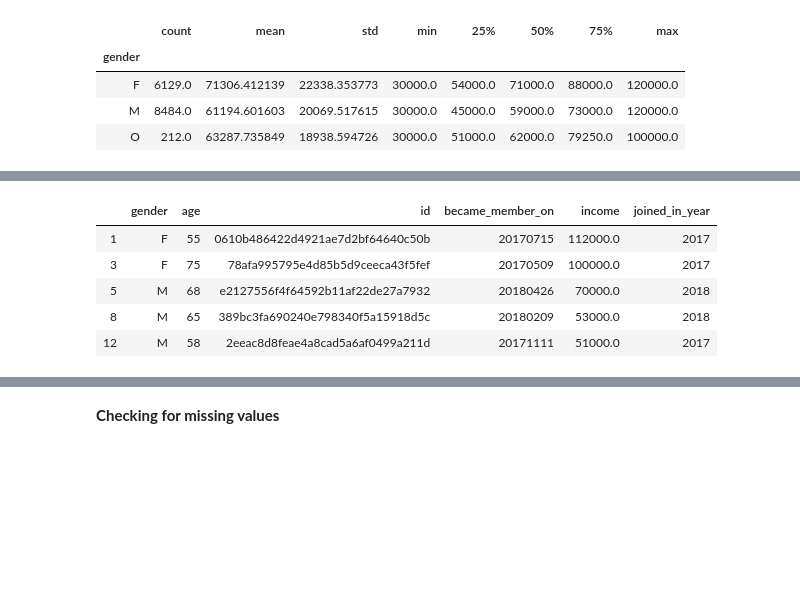
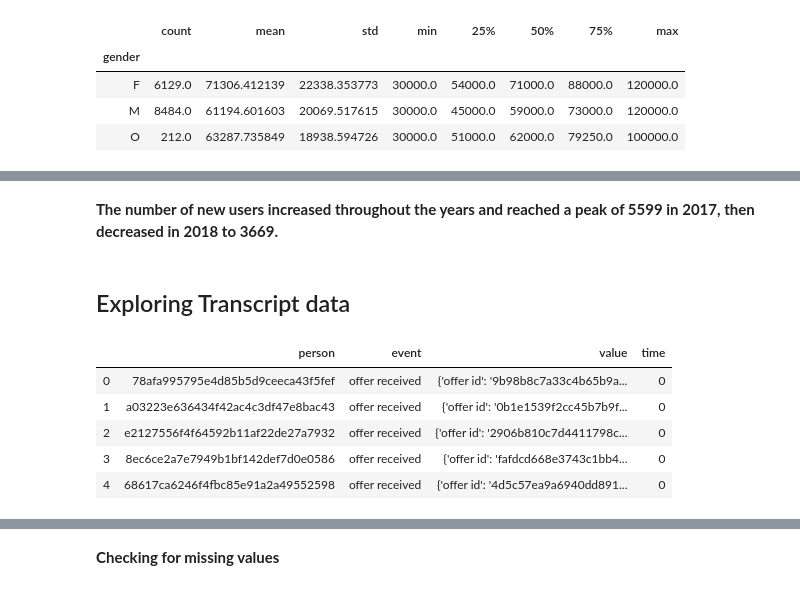
Before and after one commit to asmaHelmy/Starbucks-Challenge, a Jupyter notebook: StarbucksChallenge.ipynb, the cells around one changed output, grey strips where cells are left out. Cells and saved outputs as stored; diff of their text form; code cells hidden in the pictures; blank space fills up the shorter version.

Commit message:
feat: getting different user groups vs offers

```diff
--- a/StarbucksChallenge.ipynb
+++ b/StarbucksChallenge.ipynb
@@ -331,9 +387,13 @@ profile['joined_in_year'] = profile['became_member_on'].apply(lambda x: getMonth
+# %% [markdown]
+**The number of new users increased throughout the years and reached a peak of 5599 in 2017, then decreased in 2018 to 3669.**
+# %% [markdown]
+## Exploring Transcript data
 # %%
-profile.head()
+transcript.head()
 # %% [output]
-|  | gender | age | id | became_member_on | income | joined_in_year |
-| 1 | F | 55 | 0610b486422d4921ae7d2bf64640c50b | 20170715 | 112000.0 | 2017 |
-| 3 | F | 75 | 78afa995795e4d85b5d9ceeca43f5fef | 20170509 | 100000.0 | 2017 |
-| 5 | M | 68 | e2127556f4f64592b11af22de27a7932 | 20180426 | 70000.0 | 2018 |
-| 8 | M | 65 | 389bc3fa690240e798340f5a15918d5c | 20180209 | 53000.0 | 2018 |
-| 12 | M | 58 | 2eeac8d8feae4a8cad5a6af0499a211d | 20171111 | 51000.0 | 2017 |
+|  | person | event | value | time |
+| 0 | 78afa995795e4d85b5d9ceeca43f5fef | offer received | {'offer id': '9b98b8c7a33c4b65b9a... | 0 |
+| 1 | a03223e636434f42ac4c3df47e8bac43 | offer received | {'offer id': '0b1e1539f2cc45b7b9f... | 0 |
+| 2 | e2127556f4f64592b11af22de27a7932 | offer received | {'offer id': '2906b810c7d4411798c... | 0 |
+| 3 | 8ec6ce2a7e7949b1bf142def7d0e0586 | offer received | {'offer id': 'fafdcd668e3743c1bb4... | 0 |
+| 4 | 68617ca6246f4fbc85e91a2a49552598 | offer received | {'offer id': '4d5c57ea9a6940dd891... | 0 |
```
Also changed, not shown: parts of 91 cells of this notebook.
